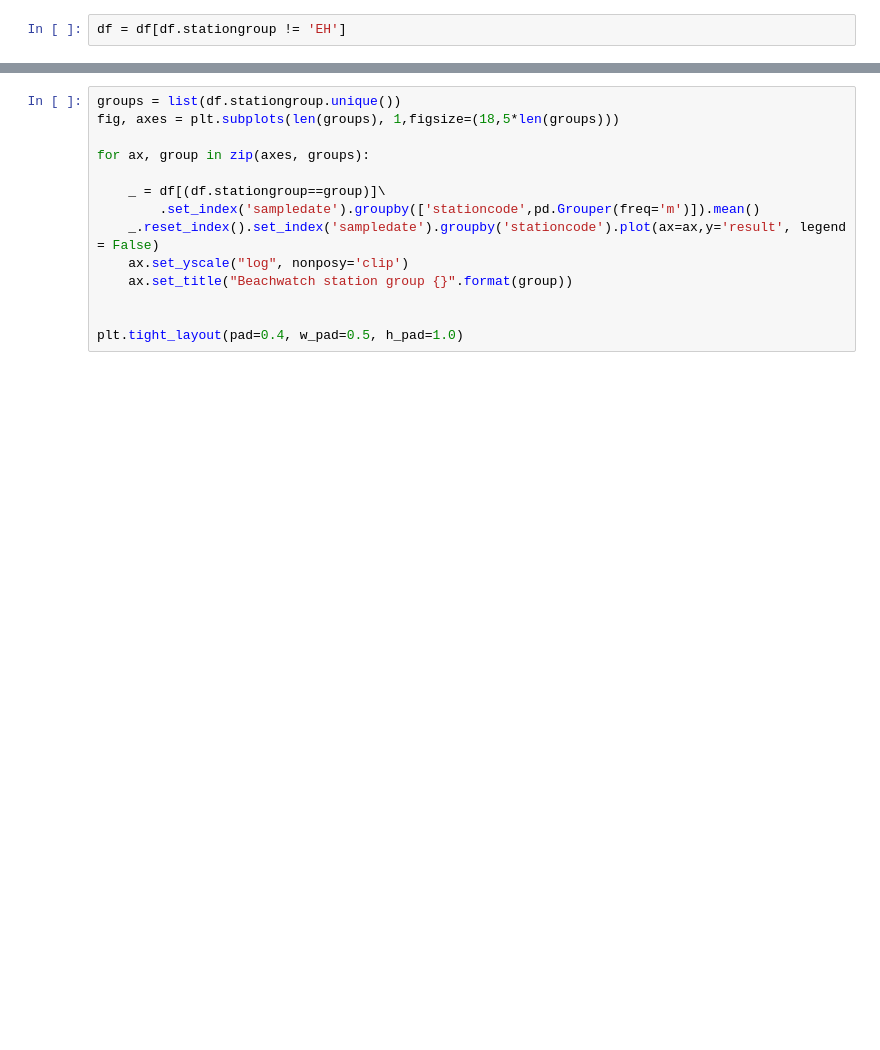
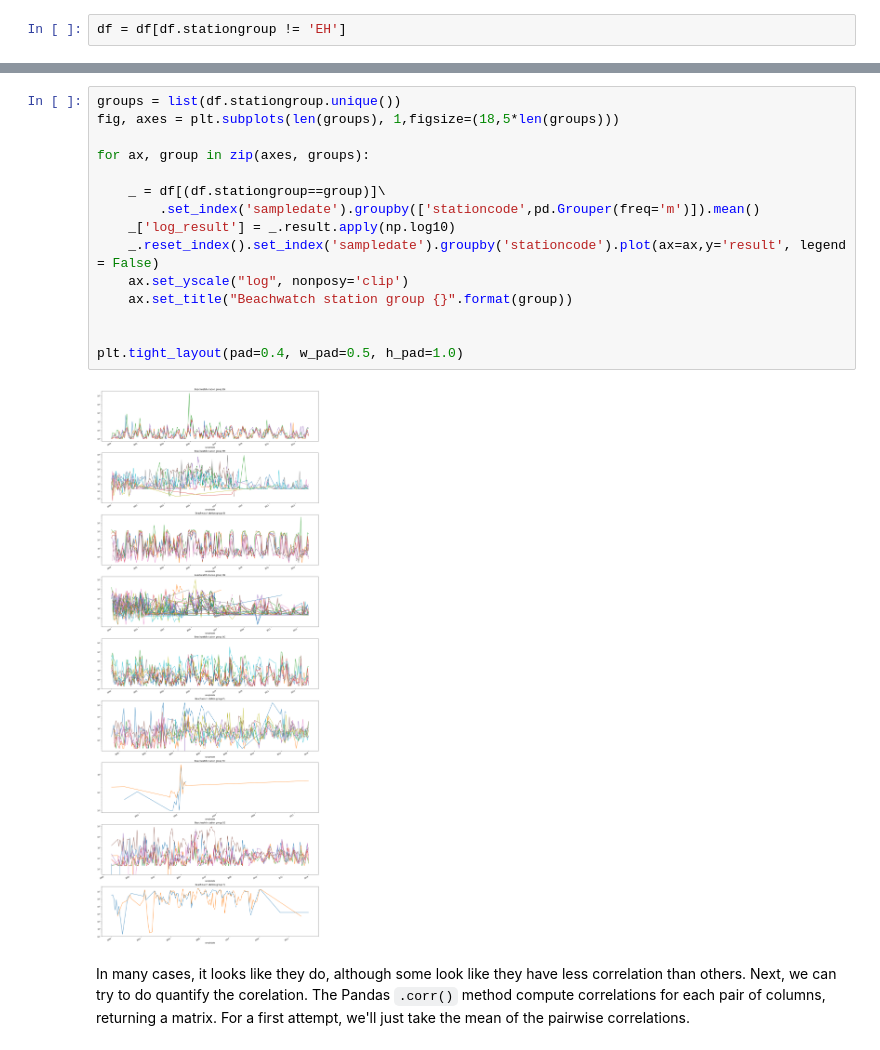
Before and after one commit to san-diego-water-quality/ericbusboom, a Jupyter notebook: Beachwatch station correlations.ipynb, the cells around one changed output, grey strips where cells are left out. Saved outputs shown, nothing was run; the diff lists cells and outputs as text; blank space fills up the shorter version.

```diff
--- a/Beachwatch station correlations.ipynb
+++ b/Beachwatch station correlations.ipynb
@@ -124,17 +204,22 @@ It is likely that since stations within a group are close to each other, the mea
 # %%
 groups = list(df.stationgroup.unique())
 fig, axes = plt.subplots(len(groups), 1,figsize=(18,5*len(groups)))
 
 for ax, group in zip(axes, groups):
 
     _ = df[(df.stationgroup==group)]\
         .set_index('sampledate').groupby(['stationcode',pd.Grouper(freq='m')]).mean()
+    _['log_result'] = _.result.apply(np.log10)
     _.reset_index().set_index('sampledate').groupby('stationcode').plot(ax=ax,y='result', legend = False)
     ax.set_yscale("log", nonposy='clip')
     ax.set_title("Beachwatch station group {}".format(group))
 
 
 plt.tight_layout(pad=0.4, w_pad=0.5, h_pad=1.0)
+# %% [output]
+[figure, added]
+# %% [markdown]
+In many cases, it looks like they do, although some look like they have less correlation than others. Next, we can try to do quantify the corelation. The Pandas ``.corr()``  method compute correlations for each pair of columns, returning a matrix. For a first attempt, we'll just take the mean of the pairwise correlations.
 # %%
 from IPython.display import display
 
```
Also changed, not shown: parts of 30 cells of this notebook.
